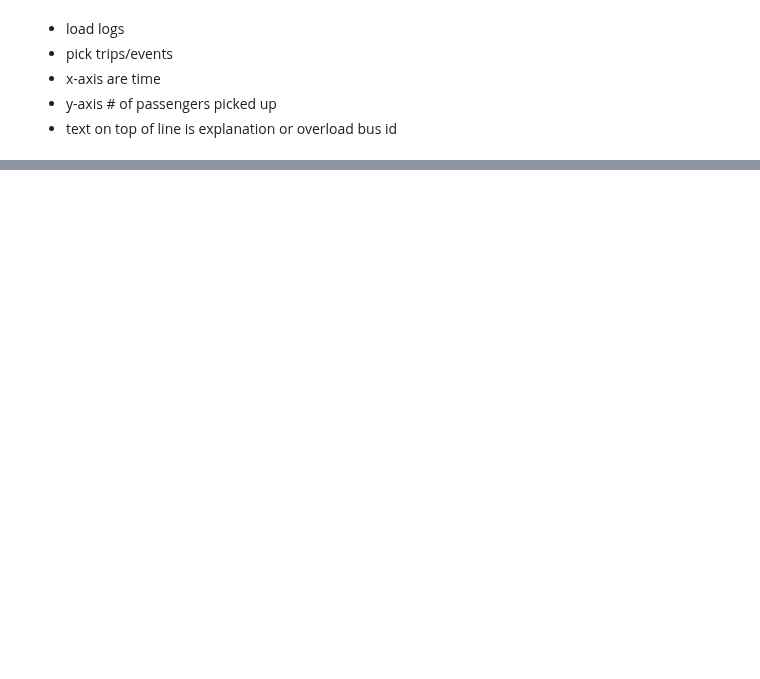
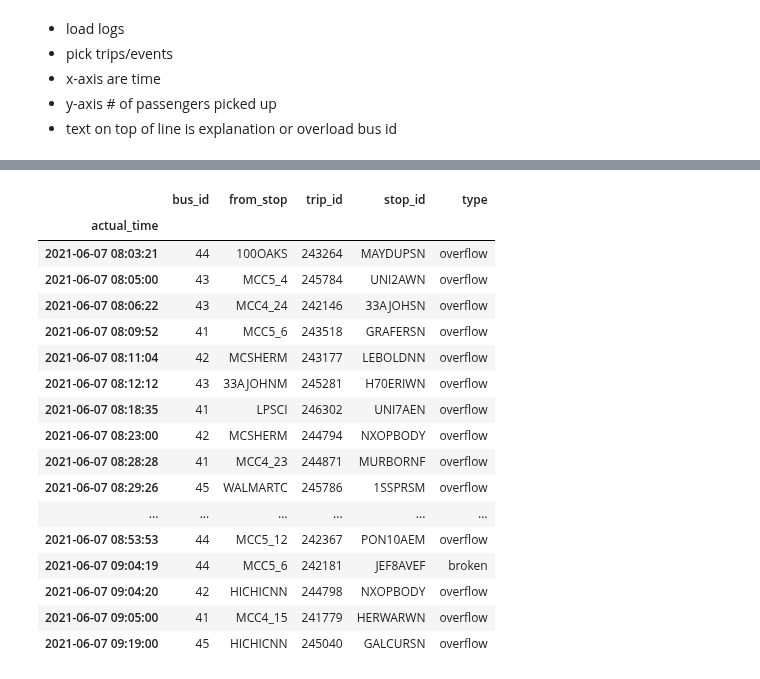
Before and after one commit to jptalusan/ICCPS_stationing, a Jupyter notebook: data_analysis/timeseries_analyzer.ipynb, the cells around one changed output, grey strips where cells are left out. Cells and saved outputs as stored; diff of their text form; code cells hidden in the pictures; blank space fills up the shorter version.

```diff
--- a/data_analysis/timeseries_analyzer.ipynb
+++ b/data_analysis/timeseries_analyzer.ipynb
@@ -30,0 +107,2 @@ dispatch_df.head(1)
+# %%
+dispatch_arr[1].set_index('actual_time').between_time('16:00', '16:44')
@@ -179,0 +260,18 @@ dispatch_df
+# %%
+log_files = ['logs/all_day_nobreak/no_inject_20210713_BL_nobreak.log',
+             'logs/all_day_nobreak/no_inject_20210713_ALL_IT200_nobreak.log']
+df_arr = []
+dispatch_arr = []
+for log_file in log_files:
+    df = utils.get_bus_df(log_file)
+    dispatch_df = utils.get_dispatch_df(log_file)
+    df_arr.append(df)
+    dispatch_arr.append(dispatch_df)
+
+for trip_id in trip_ids:
+    for df in df_arr:
+        gob = df.query("trip_id == '245771'").sort_values('actual_time').got_on_bus.sum()
+        rem = df.query("trip_id == '245771'").sort_values('actual_time').remain.sum()
+
+
+trip_ids = ['244837', '244917', '241937', '244990', '244990'] + ['242311', '245827', '241949', '242330', '245874'] + ['241641']
@@ -179,0 +365,16 @@ dispatch_df
+# %%
+log_files = ['logs/all_day_nobreak/no_inject_20210607_BL_nobreak.log',
+             'logs/all_day_break_issue/no_inject_20210607_BL.log',
+             'logs/all_day_break_issue/no_inject_20210607_all_served_IT200.log']
+df_arr = []
+dispatch_arr = []
+for log_file in log_files:
+    df = utils.get_bus_df(log_file)
+    # dispatch_df = utils.get_dispatch_df(log_file)
+    df_arr.append(df)
+    # dispatch_arr.append(dispatch_df)
+
+# for trip_id in trip_ids:
+#     for df in df_arr:
+#         gob = df.query("trip_id == '245771'").sort_values('actual_time').got_on_bus.sum()
+#         rem = df.query("trip_id == '245771'").sort_values('actual_time').remain.sum()
@@ -179,0 +494,22 @@ dispatch_df
+# %%
+dispatch_arr[1].set_index('actual_time').between_time('8:00', '9:20')
+# 245790 245787 245855 244871 243379
+# %% [output]
+|  | bus_id | from_stop | trip_id | stop_id | type |
+| actual_time |  |  |  |  |  |
+| 2021-06-07 08:03:21 | 44 | 100OAKS | 243264 | MAYDUPSN | overflow |
+| 2021-06-07 08:05:00 | 43 | MCC5_4 | 245784 | UNI2AWN | overflow |
+| 2021-06-07 08:06:22 | 43 | MCC4_24 | 242146 | 33AJOHSN | overflow |
+| 2021-06-07 08:09:52 | 41 | MCC5_6 | 243518 | GRAFERSN | overflow |
+| 2021-06-07 08:11:04 | 42 | MCSHERM | 243177 | LEBOLDNN | overflow |
+| 2021-06-07 08:12:12 | 43 | 33AJOHNM | 245281 | H70ERIWN | overflow |
+| 2021-06-07 08:18:35 | 41 | LPSCI | 246302 | UNI7AEN | overflow |
+| 2021-06-07 08:23:00 | 42 | MCSHERM | 244794 | NXOPBODY | overflow |
+| 2021-06-07 08:28:28 | 41 | MCC4_23 | 244871 | MURBORNF | overflow |
+| 2021-06-07 08:29:26 | 45 | WALMARTC | 245786 | 1SSPRSM | overflow |
+| ... | ... | ... | ... | ... | ... |
+| 2021-06-07 08:53:53 | 44 | MCC5_12 | 242367 | PON10AEM | overflow |
+| 2021-06-07 09:04:19 | 44 | MCC5_6 | 242181 | JEF8AVEF | broken |
+| 2021-06-07 09:04:20 | 42 | HICHICNN | 244798 | NXOPBODY | overflow |
+| 2021-06-07 09:05:00 | 41 | MCC4_15 | 241779 | HERWARWN | overflow |
+| 2021-06-07 09:19:00 | 45 | HICHICNN | 245040 | GALCURSN | overflow |
```
Also changed, not shown: parts of 28 cells of this notebook, 10 other files.
